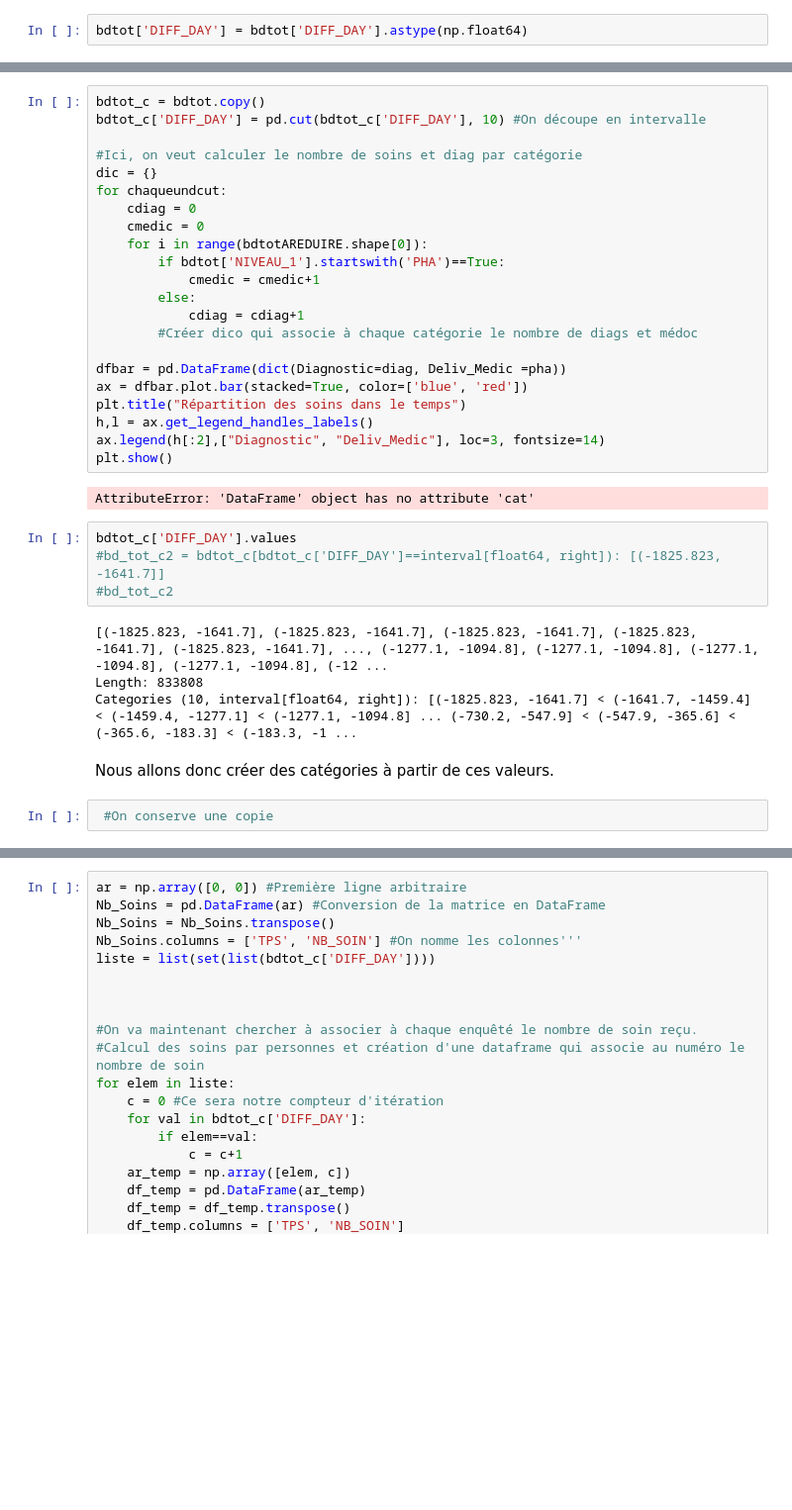
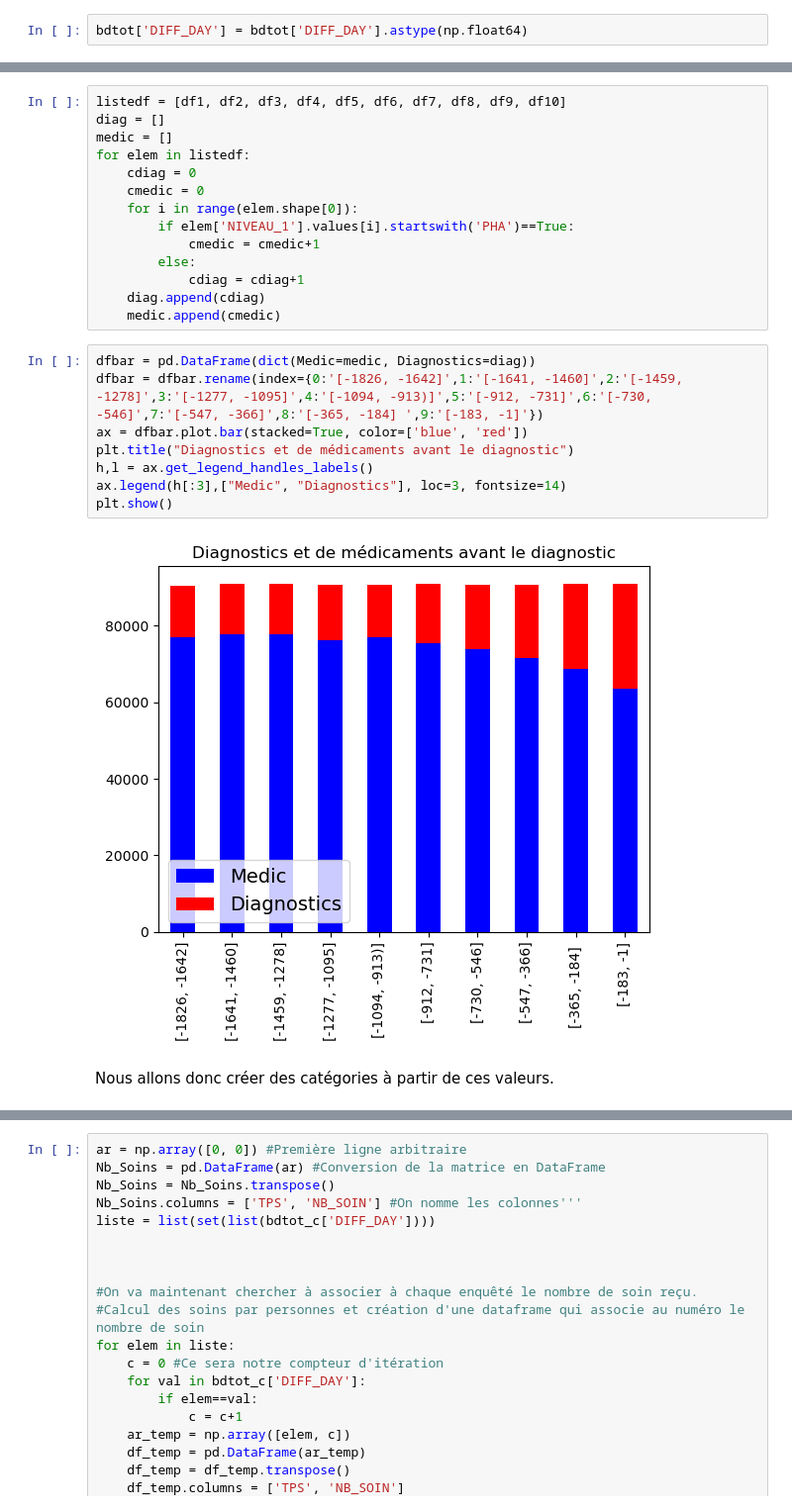
Before and after one commit to jmeynent/Analyse-Mort-Subite, a Jupyter notebook: Untitled.ipynb, the cells around one changed output, grey strips where cells are left out. Shown at 99% size. Cells and saved outputs as stored; diff of their text form; blank space fills up the shorter version.

Commit message:
Graphique

```diff
--- a/Untitled.ipynb
+++ b/Untitled.ipynb
@@ -171,37 +200,27 @@ ValueError: Plotly Express cannot process wide-form data with columns of differe
 # %%
-bdtot_c = bdtot.copy()
-bdtot_c['DIFF_DAY'] = pd.cut(bdtot_c['DIFF_DAY'], 10) #On découpe en intervalle
-
-#Ici, on veut calculer le nombre de soins et diag par catégorie
-dic = {}
-for chaqueundcut:
+listedf = [df1, df2, df3, df4, df5, df6, df7, df8, df9, df10]
+diag = []
+medic = []
+for elem in listedf:
     cdiag = 0
     cmedic = 0
-    for i in range(bdtotAREDUIRE.shape[0]):
-        if bdtot['NIVEAU_1'].startswith('PHA')==True:
+    for i in range(elem.shape[0]):
+        if elem['NIVEAU_1'].values[i].startswith('PHA')==True:
             cmedic = cmedic+1
         else:
             cdiag = cdiag+1
-        #Créer dico qui associe à chaque catégorie le nombre de diags et médoc
-
-dfbar = pd.DataFrame(dict(Diagnostic=diag, Deliv_Medic =pha))
-ax = dfbar.plot.bar(stacked=True, color=['blue', 'red'])
-plt.title("Répartition des soins dans le temps")
-h,l = ax.get_legend_handles_labels()
-ax.legend(h[:2],["Diagnostic", "Deliv_Medic"], loc=3, fontsize=14)
-plt.show()
+    diag.append(cdiag)
+    medic.append(cmedic)
-# %% [output]
-AttributeError: 'DataFrame' object has no attribute 'cat'
-# %%
-bdtot_c['DIFF_DAY'].values
-#bd_tot_c2 = bdtot_c[bdtot_c['DIFF_DAY']==interval[float64, right]): [(-1825.823, -1641.7]]
-#bd_tot_c2
-# %% [output]
-[(-1825.823, -1641.7], (-1825.823, -1641.7], (-1825.823, -1641.7], (-1825.823, -1641.7], (-1825.823, -1641.7], ..., (-1277.1, -1094.8], (-1277.1, -1094.8], (-1277.1, -1094.8], (-1277.1, -1094.8], (-12 ...
-Length: 833808
-Categories (10, interval[float64, right]): [(-1825.823, -1641.7] < (-1641.7, -1459.4] < (-1459.4, -1277.1] < (-1277.1, -1094.8] ... (-730.2, -547.9] < (-547.9, -365.6] < (-365.6, -183.3] < (-183.3, -1 ...
+# %%
+dfbar = pd.DataFrame(dict(Medic=medic, Diagnostics=diag))
+dfbar = dfbar.rename(index={0:'[-1826, -1642]',1:'[-1641, -1460]',2:'[-1459, -1278]',3:'[-1277, -1095]',4:'[-1094, -913)]',5:'[-912, -731]',6:'[-730, -546]',7:'[-547, -366]',8:'[-365, -184] ',9:'[-183, -1]'})
+ax = dfbar.plot.bar(stacked=True, color=['blue', 'red'])
+plt.title("Diagnostics et de médicaments avant le diagnostic")
+h,l = ax.get_legend_handles_labels()
+ax.legend(h[:3],["Medic", "Diagnostics"], loc=3, fontsize=14)
+plt.show()
+# %% [output]
+[figure, added]
 # %% [markdown]
 Nous allons donc créer des catégories à partir de ces valeurs.
-# %%
- #On conserve une copie
 # %%
```
Also changed, not shown: parts of 3 cells of this notebook.
